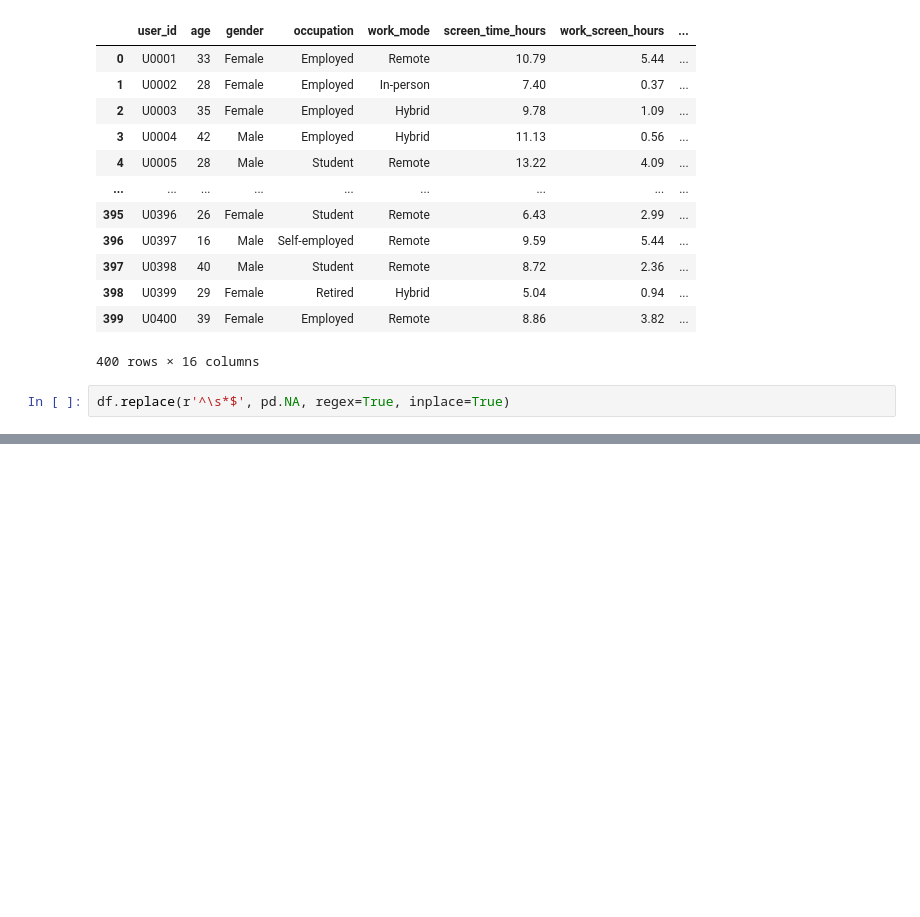
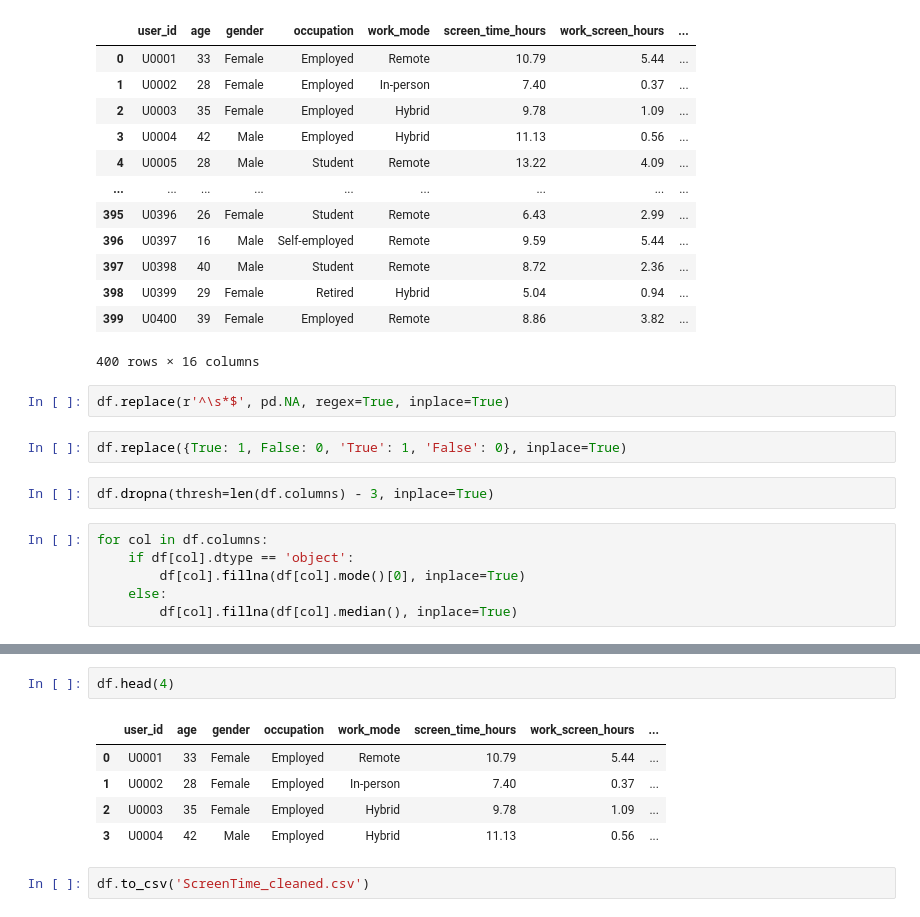
Before and after one commit to SimranKumari93/pandas-practice, a Jupyter notebook: Mental Wellness/Notebook2.ipynb, the cells around one changed output, grey strips where cells are left out. Drawn from its saved outputs; the diff is of its cells as text; blank space fills up the shorter version.

Commit message:
mental wellness data cleaned

```diff
--- a/Mental Wellness/Notebook2.ipynb
+++ b/Mental Wellness/Notebook2.ipynb
@@ -97,3 +97,13 @@ df.drop_duplicates()
 400 rows × 16 columns
 # %%
 df.replace(r'^\s*$', pd.NA, regex=True, inplace=True)
+# %%
+df.replace({True: 1, False: 0, 'True': 1, 'False': 0}, inplace=True)
+# %%
+df.dropna(thresh=len(df.columns) - 3, inplace=True)
+# %%
+for col in df.columns:
+    if df[col].dtype == 'object':
+        df[col].fillna(df[col].mode()[0], inplace=True)
+    else:
+        df[col].fillna(df[col].median(), inplace=True)
@@ -99,0 +128,10 @@ df.replace(r'^\s*$', pd.NA, regex=True, inplace=True)
+# %%
+df.head(4)
+# %% [output]
+|  | user_id | age | gender | occupation | work_mode | screen_time_hours | work_screen_hours | ... |
+| 0 | U0001 | 33 | Female | Employed | Remote | 10.79 | 5.44 | ... |
+| 1 | U0002 | 28 | Female | Employed | In-person | 7.40 | 0.37 | ... |
+| 2 | U0003 | 35 | Female | Employed | Hybrid | 9.78 | 1.09 | ... |
+| 3 | U0004 | 42 | Male | Employed | Hybrid | 11.13 | 0.56 | ... |
+# %%
+df.to_csv('ScreenTime_cleaned.csv')
```
Also changed, not shown: parts of 1 cell of this notebook, 1 other file.
